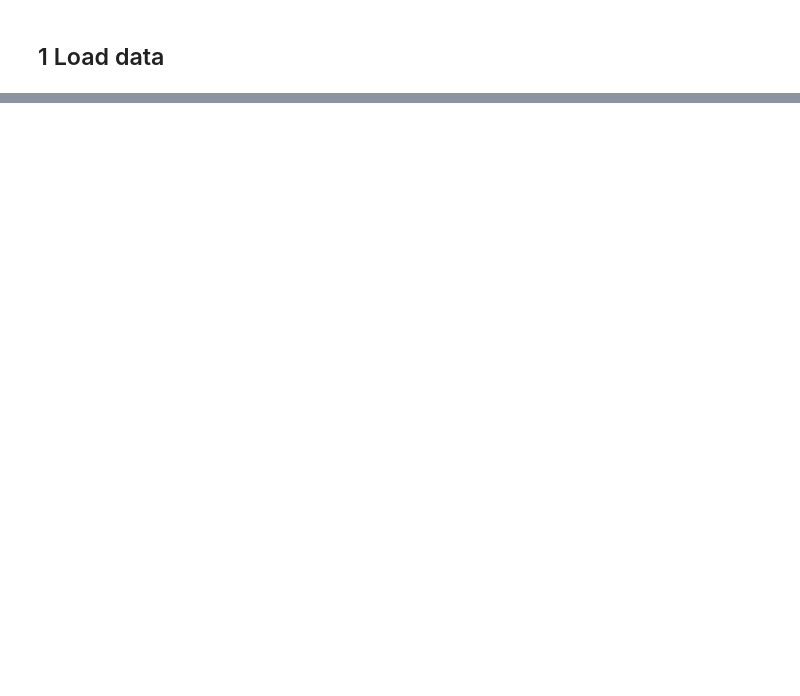
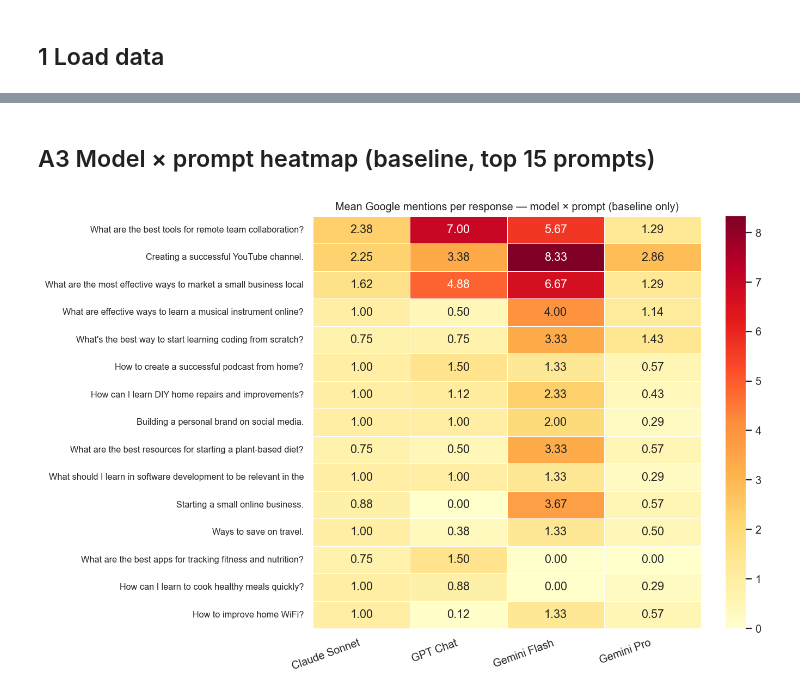
Before and after one commit to cococokoko/longitudinal-llm-study, a Jupyter notebook: google_mentions_analysis.ipynb, the cells around one changed output, grey strips where cells are left out. Cells and saved outputs as stored; diff of their text form; code cells hidden in the pictures; blank space fills up the shorter version.

```diff
--- a/google_mentions_analysis.ipynb
+++ b/google_mentions_analysis.ipynb
@@ -455,0 +239,29 @@ Topics in the **productivity, content creation, digital marketing, and learning*
+# %% [markdown]
+## A3  Model × prompt heatmap (baseline, top 15 prompts)
+# %%
+top15_texts  = prompt_stats.index[:15].tolist()
+top15_labels = prompt_stats["label"].iloc[:15].tolist()
+label_map15  = dict(zip(top15_texts, top15_labels))
+
+hm = (
+    df_baseline[df_baseline["prompt_text"].isin(top15_texts)]
+    .groupby(["prompt_text", "model"])["google_mentions"]
+    .mean()
+    .reset_index()
+    .assign(label=lambda d: d["prompt_text"].map(label_map15))
+    .pivot(index="label", columns="model", values="google_mentions")
+    .loc[top15_labels]  # preserve rank order
+)
+
+fig, ax = plt.subplots(figsize=(11, 7))
+sns.heatmap(hm, annot=True, fmt=".2f", cmap="YlOrRd", linewidths=0.4, ax=ax)
+ax.set_title("Mean Google mentions per response — model × prompt (baseline only)", fontsize=11)
+ax.set_xlabel("")
+ax.set_ylabel("")
+plt.xticks(rotation=20, ha="right")
+plt.yticks(rotation=0, fontsize=9)
+plt.tight_layout()
+plt.savefig("results/google_baseline_heatmap.png", bbox_inches="tight")
+plt.show()
+# %% [output]
+[figure, added]
```
Also changed, not shown: parts of 54 cells of this notebook, 9 other files.
